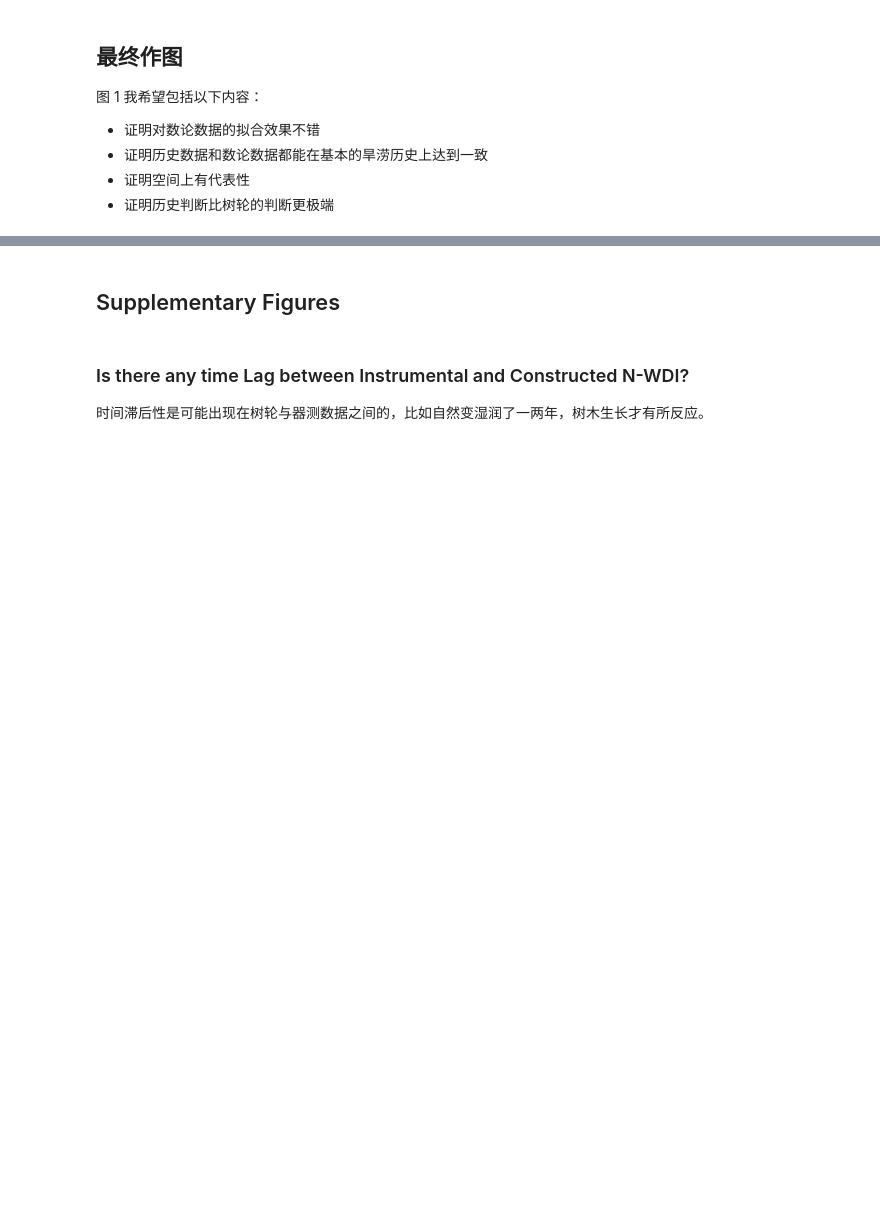
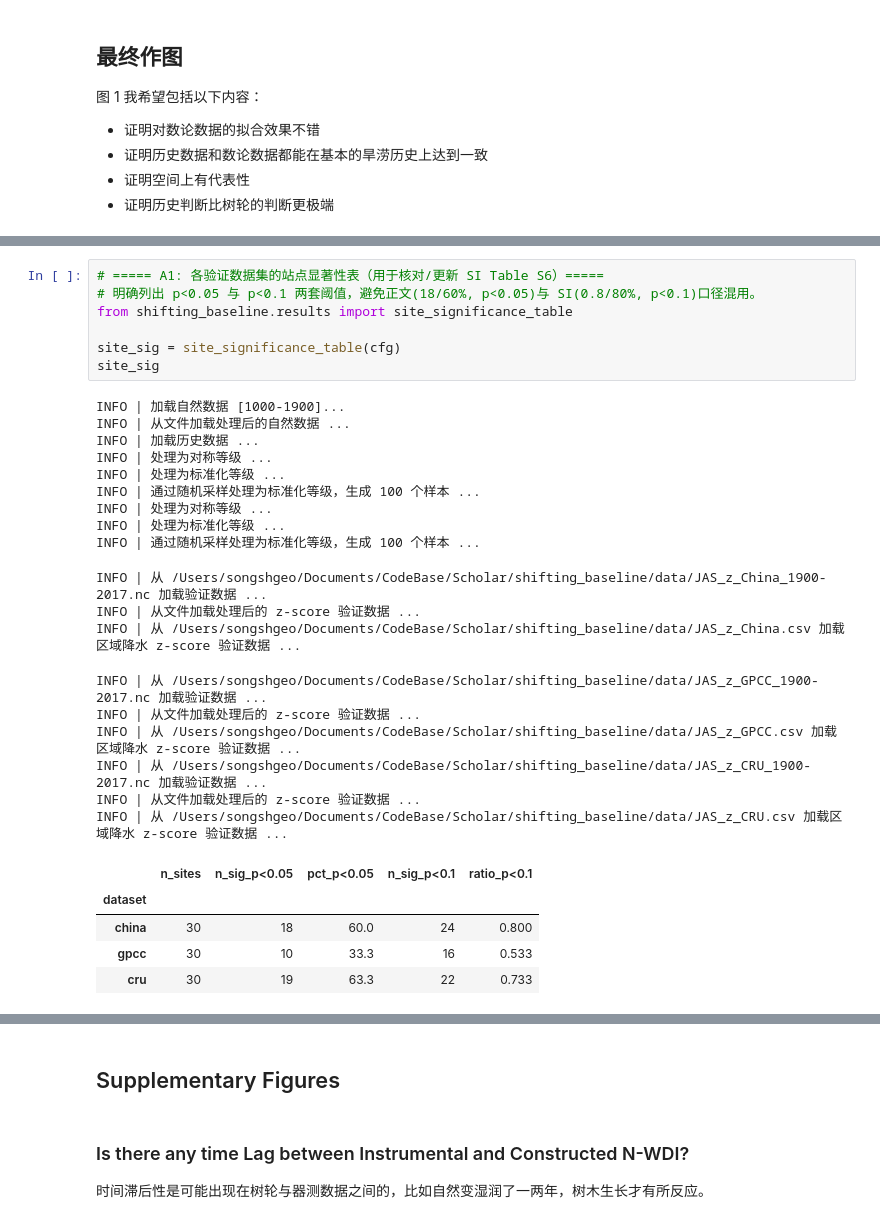
Before and after one commit to SongshGeo/shifting_baseline, a Jupyter notebook: reports/natural.ipynb, the cells around one changed output, grey strips where cells are left out. Cells and saved outputs as stored; diff of their text form; blank space fills up the shorter version.

```diff
--- a/reports/natural.ipynb
+++ b/reports/natural.ipynb
@@ -763,3 +767,34 @@ See: https://matplotlib.org/stable/tutorials/intermediate/legend_guide.html#impl
 See: https://matplotlib.org/stable/tutorials/intermediate/legend_guide.html#implementing-a-custom-legend-handler
   ax3.legend(loc="upper left", fontsize=9, framealpha=0.9, ncol=1)
 [figure]
+# %%
+# ===== A1: 各验证数据集的站点显著性表（用于核对/更新 SI Table S6）=====
+# 明确列出 p<0.05 与 p<0.1 两套阈值，避免正文(18/60%, p<0.05)与 SI(0.8/80%, p<0.1)口径混用。
+from shifting_baseline.results import site_significance_table
+
+site_sig = site_significance_table(cfg)
+site_sig
+# %% [output]
+INFO | 加载自然数据 [1000-1900]...
+INFO | 从文件加载处理后的自然数据 ...
+INFO | 加载历史数据 ...
+INFO | 处理为对称等级 ...
+INFO | 处理为标准化等级 ...
+INFO | 通过随机采样处理为标准化等级，生成 100 个样本 ...
+INFO | 处理为对称等级 ...
+INFO | 处理为标准化等级 ...
+INFO | 通过随机采样处理为标准化等级，生成 100 个样本 ...
+INFO | 从 /Users/songshgeo/Documents/CodeBase/Scholar/shifting_baseline/data/JAS_z_China_1900-2017.nc 加载验证数据 ...
+INFO | 从文件加载处理后的 z-score 验证数据 ...
+INFO | 从 /Users/songshgeo/Documents/CodeBase/Scholar/shifting_baseline/data/JAS_z_China.csv 加载区域降水 z-score 验证数据 ...
+INFO | 从 /Users/songshgeo/Documents/CodeBase/Scholar/shifting_baseline/data/JAS_z_GPCC_1900-2017.nc 加载验证数据 ...
+INFO | 从文件加载处理后的 z-score 验证数据 ...
+INFO | 从 /Users/songshgeo/Documents/CodeBase/Scholar/shifting_baseline/data/JAS_z_GPCC.csv 加载区域降水 z-score 验证数据 ...
+INFO | 从 /Users/songshgeo/Documents/CodeBase/Scholar/shifting_baseline/data/JAS_z_CRU_1900-2017.nc 加载验证数据 ...
+INFO | 从文件加载处理后的 z-score 验证数据 ...
+INFO | 从 /Users/songshgeo/Documents/CodeBase/Scholar/shifting_baseline/data/JAS_z_CRU.csv 加载区域降水 z-score 验证数据 ...
+|  | n_sites | n_sig_p<0.05 | pct_p<0.05 | n_sig_p<0.1 | ratio_p<0.1 |
+| dataset |  |  |  |  |  |
+| china | 30 | 18 | 60.0 | 24 | 0.800 |
+| gpcc | 30 | 10 | 33.3 | 16 | 0.533 |
+| cru | 30 | 19 | 63.3 | 22 | 0.733 |
```
Also changed, not shown: parts of 6 cells of this notebook, 32 other files.
